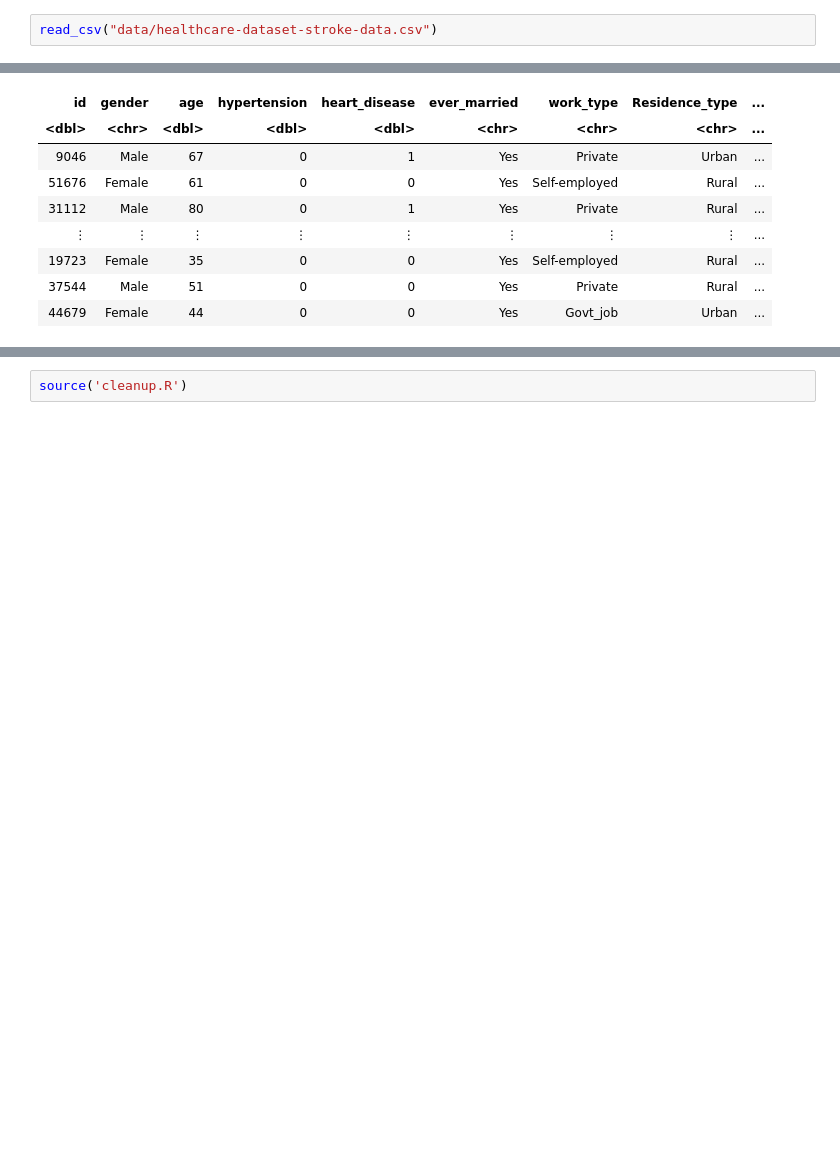
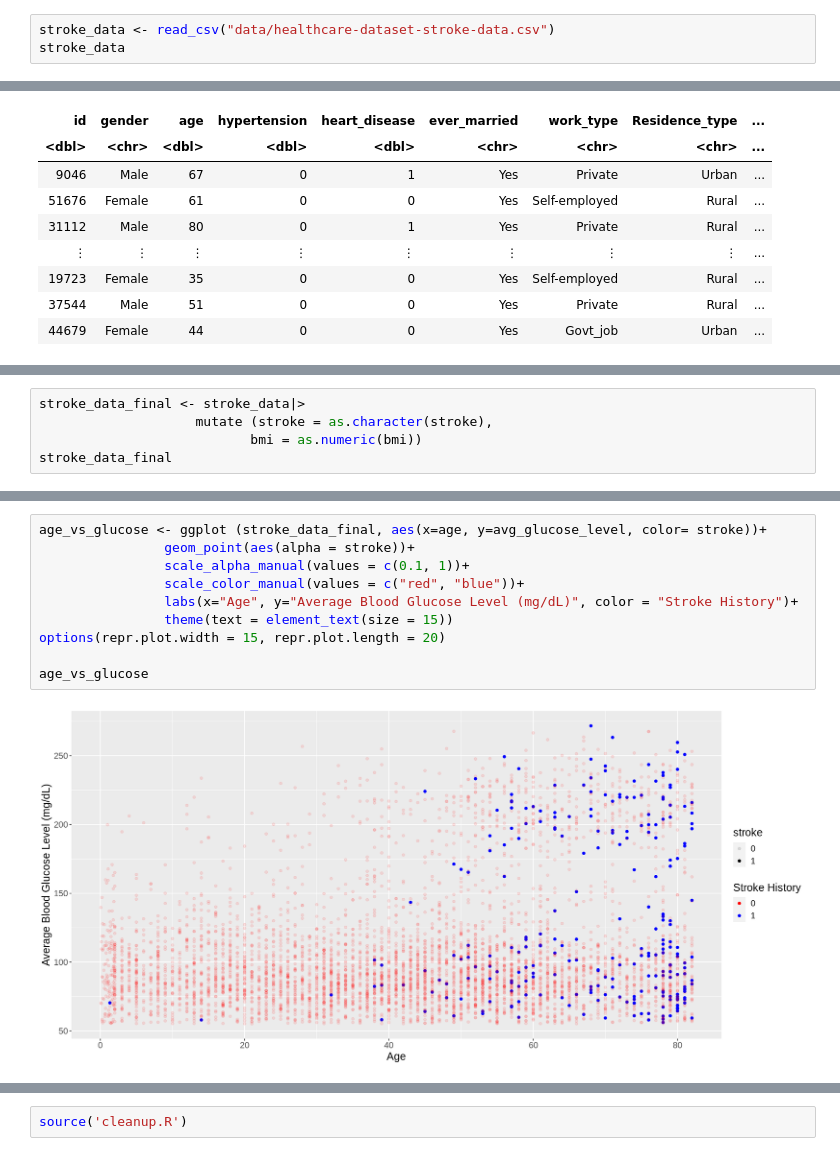
Before and after one commit to hd54/stroke, a Jupyter notebook: stroke.ipynb, the cells around one changed output, grey strips where cells are left out. Drawn from its saved outputs; the diff is of its cells as text; blank space fills up the shorter version.

```diff
--- a/stroke.ipynb
+++ b/stroke.ipynb
@@ -12,5 +33,6 @@ source('cleanup.R')
 # %%
-read_csv("data/healthcare-dataset-stroke-data.csv")
+stroke_data <- read_csv("data/healthcare-dataset-stroke-data.csv")
+stroke_data
 # %% [output]
 Rows: 5110 Columns: 12
 ── Column specification ────────────────────────────────────────────────────────
@@ -32,0 +60,5 @@ A spec_tbl_df: 5110 × 12
+# %%
+stroke_data_final <- stroke_data|>
+                    mutate (stroke = as.character(stroke),
+                           bmi = as.numeric(bmi))
+stroke_data_final
@@ -32,0 +78,12 @@ A spec_tbl_df: 5110 × 12
+# %%
+age_vs_glucose <- ggplot (stroke_data_final, aes(x=age, y=avg_glucose_level, color= stroke))+
+                geom_point(aes(alpha = stroke))+
+                scale_alpha_manual(values = c(0.1, 1))+
+                scale_color_manual(values = c("red", "blue"))+
+                labs(x="Age", y="Average Blood Glucose Level (mg/dL)", color = "Stroke History")+
+                theme(text = element_text(size = 15))
+options(repr.plot.width = 15, repr.plot.length = 20)
+
+age_vs_glucose
+# %% [output]
+[figure, added]
```
Also changed, not shown: parts of 5 cells of this notebook.
